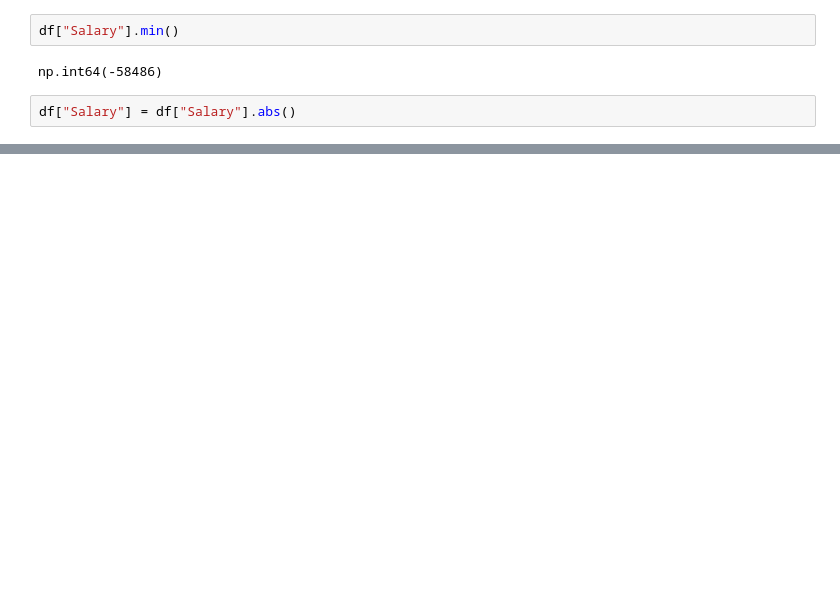
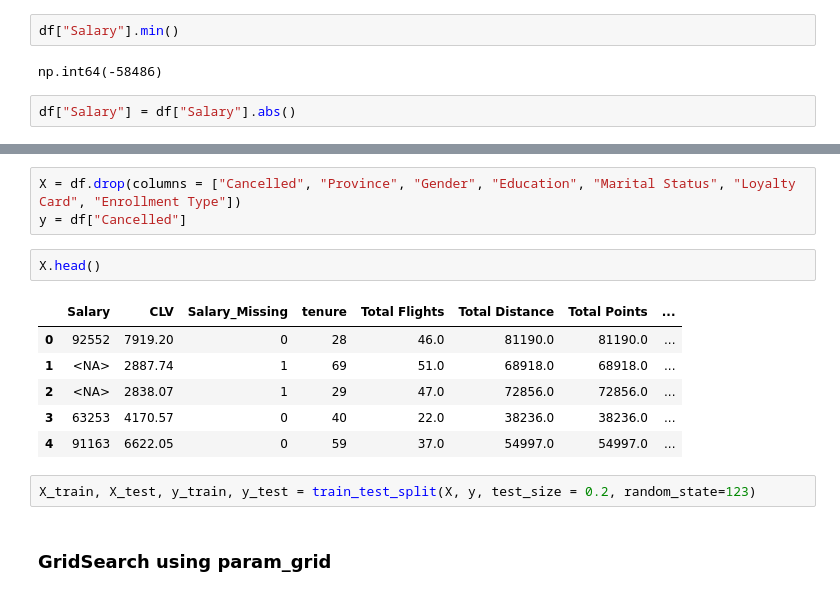
Before and after one commit to LeviZ08/Airline-Loyalty-Program-Churn-and-Analytics-, a Jupyter notebook: Airline_Analysis.ipynb, the cells around one changed output, grey strips where cells are left out. Drawn from its saved outputs; the diff is of its cells as text; blank space fills up the shorter version.

```diff
--- a/Airline_Analysis.ipynb
+++ b/Airline_Analysis.ipynb
@@ -300,0 +332,16 @@ print(f"Error on test set: {1 - model.score(X_test, y_test):.2f} which is compar
+# %%
+X = df.drop(columns = ["Cancelled", "Province", "Gender", "Education", "Marital Status", "Loyalty Card", "Enrollment Type"])
+y = df["Cancelled"]
+# %%
+X.head()
+# %% [output]
+|  | Salary | CLV | Salary_Missing | tenure | Total Flights | Total Distance | Total Points | ... |
+| 0 | 92552 | 7919.20 | 0 | 28 | 46.0 | 81190.0 | 81190.0 | ... |
+| 1 | <NA> | 2887.74 | 1 | 69 | 51.0 | 68918.0 | 68918.0 | ... |
+| 2 | <NA> | 2838.07 | 1 | 29 | 47.0 | 72856.0 | 72856.0 | ... |
+| 3 | 63253 | 4170.57 | 0 | 40 | 22.0 | 38236.0 | 38236.0 | ... |
+| 4 | 91163 | 6622.05 | 0 | 59 | 37.0 | 54997.0 | 54997.0 | ... |
+# %%
+X_train, X_test, y_train, y_test = train_test_split(X, y, test_size = 0.2, random_state=123)
+# %% [markdown]
+### GridSearch using param_grid
```
Also changed, not shown: parts of 23 cells of this notebook.
